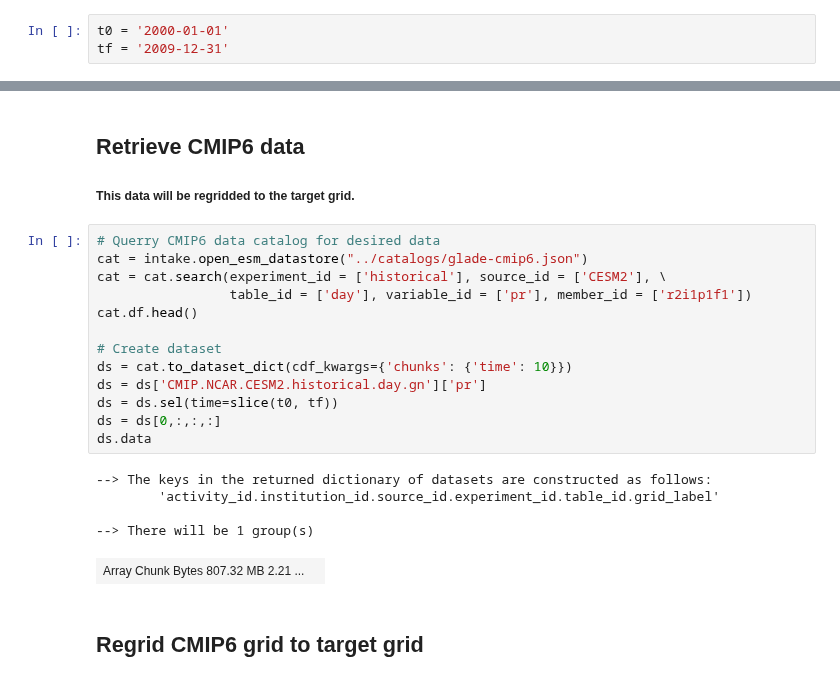
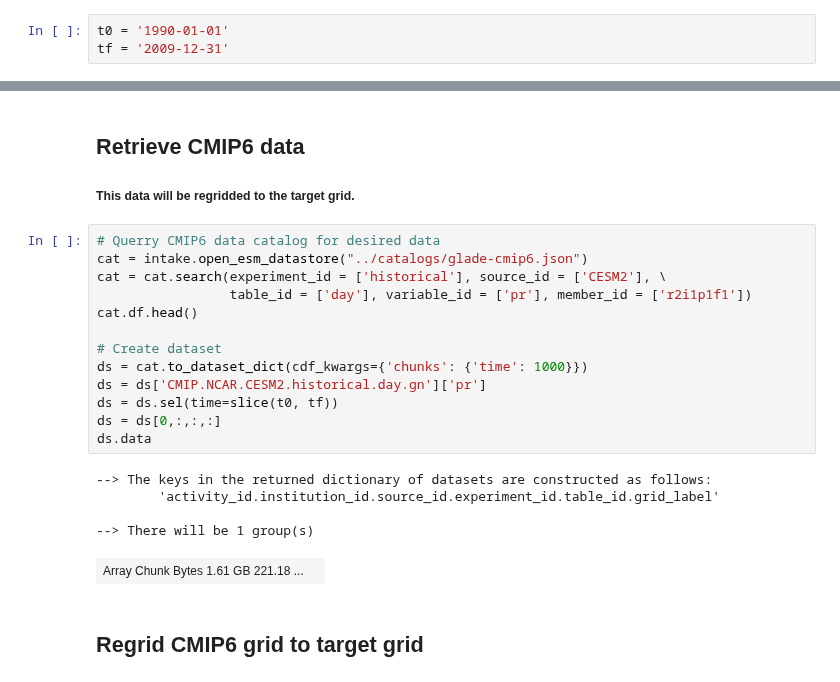
Before and after one commit to EricKeenan/cmip6-downscalling, a Jupyter notebook: notebooks/Regrid.ipynb, the cells around one changed output, grey strips where cells are left out. Cells and saved outputs as stored; diff of their text form.

```diff
--- a/notebooks/Regrid.ipynb
+++ b/notebooks/Regrid.ipynb
@@ -29,7 +31,7 @@ from dask.diagnostics import ProgressBar
 # %% [markdown]
 ## Define temporal period of interest
 # %%
-t0 = '2000-01-01'
+t0 = '1990-01-01'
 tf = '2009-12-31'
 # %% [markdown]
 ## Define target grid
@@ -45,22 +47,22 @@ tgt_grid = xr.Dataset({'lat': (['lat'], obs_ds['lat']),
 # %%
 # Querry CMIP6 data catalog for desired data
 cat = intake.open_esm_datastore("../catalogs/glade-cmip6.json")
 cat = cat.search(experiment_id = ['historical'], source_id = ['CESM2'], \
                  table_id = ['day'], variable_id = ['pr'], member_id = ['r2i1p1f1'])
 cat.df.head()
 
 # Create dataset
-ds = cat.to_dataset_dict(cdf_kwargs={'chunks': {'time': 10}})
+ds = cat.to_dataset_dict(cdf_kwargs={'chunks': {'time': 1000}})
 ds = ds['CMIP.NCAR.CESM2.historical.day.gn']['pr']
 ds = ds.sel(time=slice(t0, tf))
 ds = ds[0,:,:,:]
 ds.data
 # %% [output]
 --> The keys in the returned dictionary of datasets are constructed as follows:
         'activity_id.institution_id.source_id.experiment_id.table_id.grid_label'
 
 --> There will be 1 group(s)
-| Array Chunk Bytes 807.32 MB 2.21 ... |  |
+| Array Chunk Bytes 1.61 GB 221.18 ... |  |
 # %% [markdown]
 ## Regrid CMIP6 grid to target grid
 # %%
```
Also changed, not shown: parts of 8 cells of this notebook.
